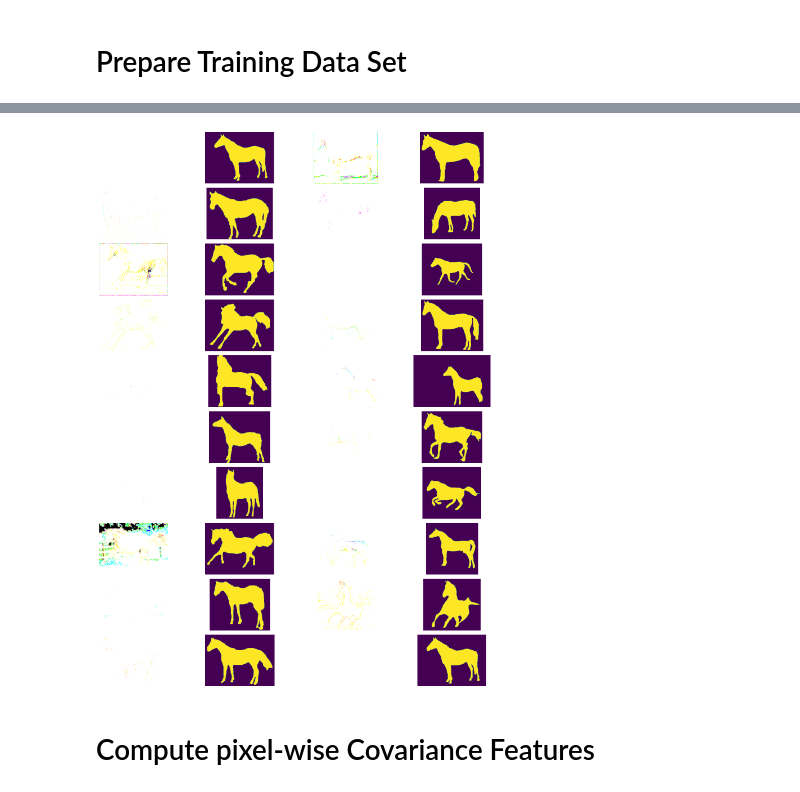
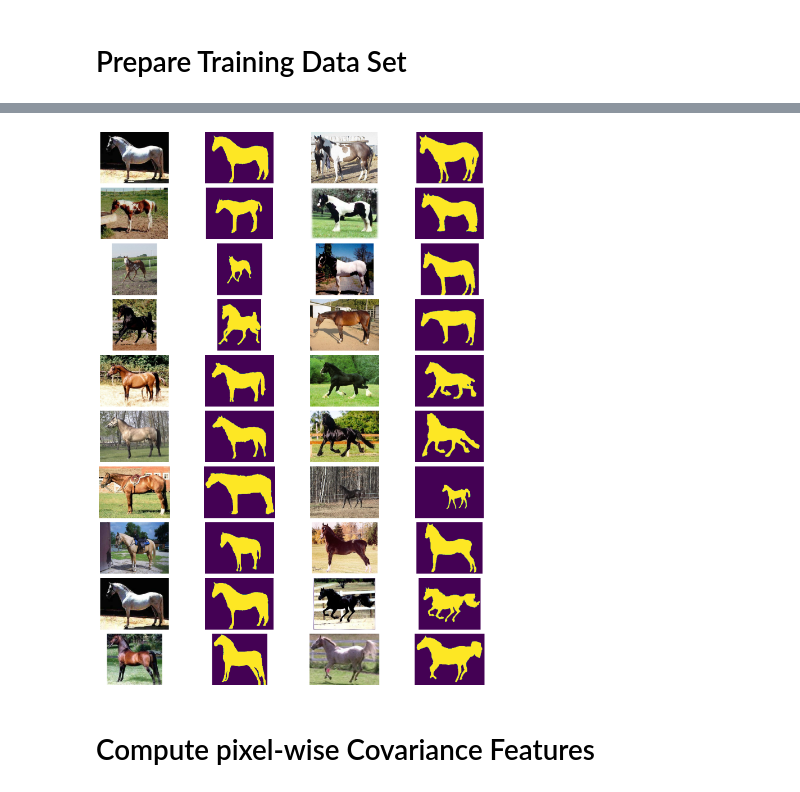
Before and after one commit to Dmitrij91/Feature_Extraction_Lib, a Jupyter notebook: Jupiter_Notebooks/Demo_Horse.ipynb, the cells around one changed output, grey strips where cells are left out. Drawn from its saved outputs; the diff is of its cells as text; code cells hidden in the pictures.

```diff
--- a/Jupiter_Notebooks/Demo_Horse.ipynb
+++ b/Jupiter_Notebooks/Demo_Horse.ipynb
@@ -68,7 +68,7 @@ axes = axes.flatten()
 i = 0
 for l in range(20):
     ax = axes[i]
-    ax.imshow(Train_Im[l], cmap='viridis')  # Display the image
+    ax.imshow(Train_Im[l].astype(int), cmap='viridis')  # Display the image
     ax.axis('off')  # Hide axes for a cleaner look
     i+= 1
     ax = axes[i]
@@ -103,4 +83,4 @@ Clipping input data to the valid range for imshow with RGB data ([0..1] for floa
-[figure, old version]
+[figure, new version]
 # %% [markdown]
 # Compute pixel-wise Covariance Features
 # %%
```
Also changed, not shown: parts of 9 cells of this notebook, 13 other files.
